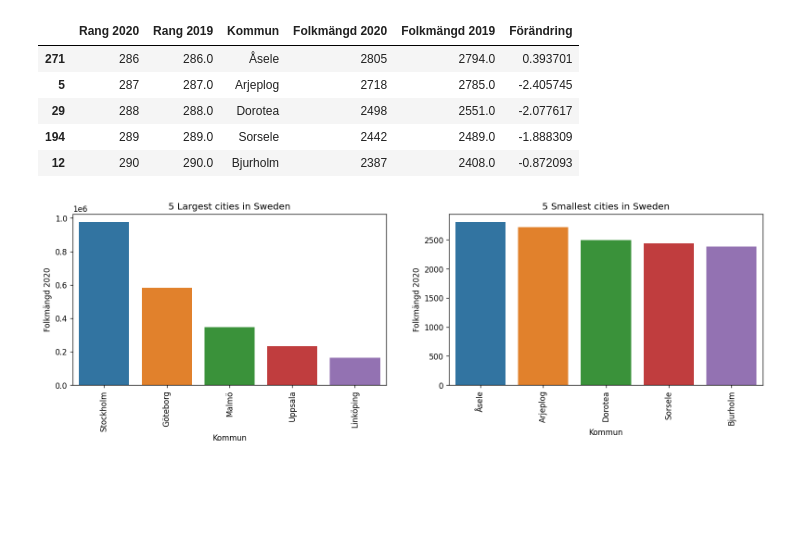
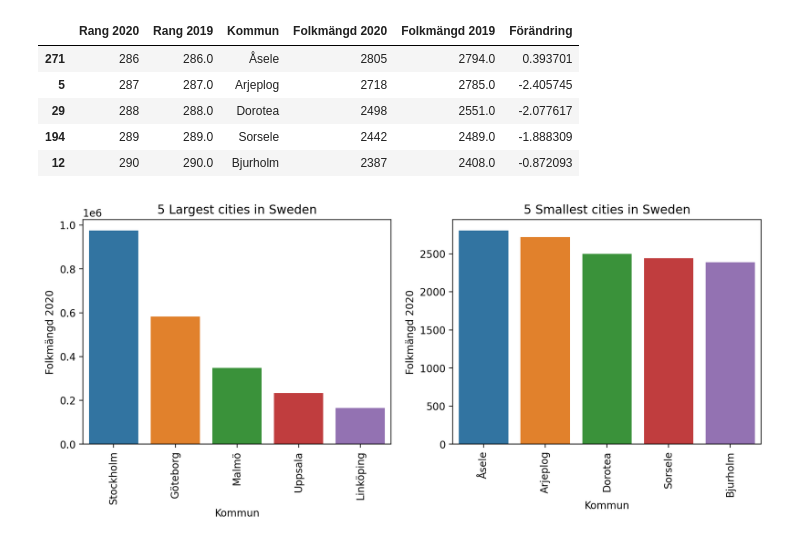
Before and after one commit to JonasBE13/Databehandling-Jonas-Bengtstrom, a Jupyter notebook: Databehandling exercies/E00_pandas_basic_syntax.ipynb, the cells around one changed output. Drawn from its saved outputs; the diff is of its cells as text; code cells hidden in the pictures; blank space fills up the shorter version.

```diff
--- a/Databehandling exercies/E00_pandas_basic_syntax.ipynb
+++ b/Databehandling exercies/E00_pandas_basic_syntax.ipynb
@@ -284,15 +284,20 @@ df_5_smallest
 # %%
 import matplotlib.pyplot as plt
 import seaborn as sns
 
-fig, axes = plt.subplots(1,2, figsize=(16,4), dpi=120)
+fig, axes = plt.subplots(1,2, figsize=(12,4), dpi=200)
 titles = ["5 Largest cities in Sweden", "5 Smallest cities in Sweden"]
 data_frames = (df_5_largest, df_5_smallest)
 x_columns = ["Kommun", "Kommun"]
 
-for i, (data, title) in enumerate(zip(data_frames, titles)):
-    sns.barplot(data=data, x = x_columns[i], y = "Folkmängd 2020", ax = axes[i])
+for i, (data_frame, title) in enumerate(zip(data_frames, titles)):
+    sns.barplot(data=data_frame, x = x_columns[i], y = "Folkmängd 2020", ax = axes[i])
     axes[i].set(title = title)
-    axes[i].set_xticklabels(axes[i].get_xticklabels(), rotation = 90)
+    axes[i].set_xticklabels(axes[i].get_xticklabels(), rotation = 90) # roterar namnet på staplarna 90 grader
+
+
+# figsize = (bredd, höjd)
+# dpi = dots per inch/resolution etc?
+# plt.subplots (1,2) antal grafer
 # %% [output]
-[figure, old version]
+[figure, new version]
```
Also changed, not shown: parts of 9 cells of this notebook, 1 other file.
